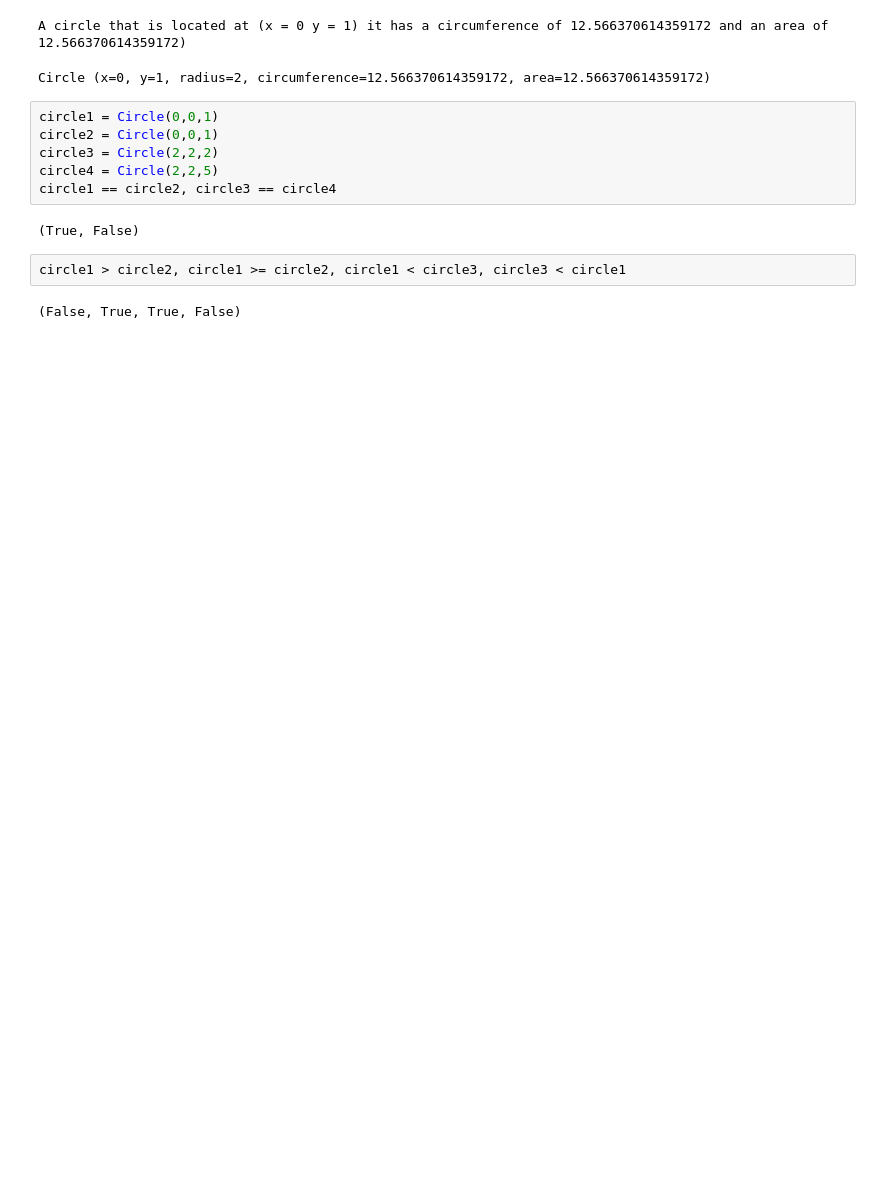
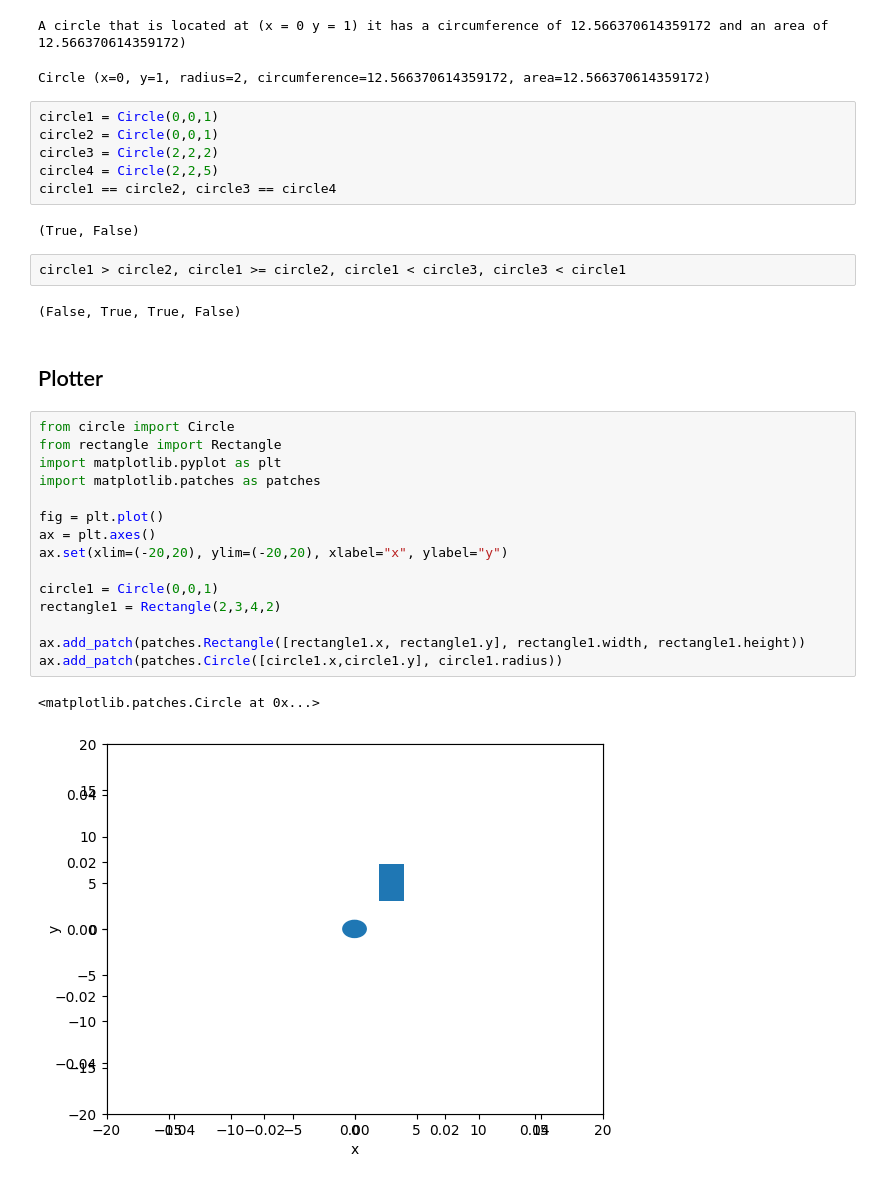
Before and after one commit to FellanNokes/lab_2_Felix_Kjellberg, a Jupyter notebook: manual_test.ipynb, the cells around one changed output. Cells and saved outputs as stored; diff of their text form; blank space fills up the shorter version.

```diff
--- a/manual_test.ipynb
+++ b/manual_test.ipynb
@@ -58,3 +58,23 @@ circle1 == circle2, circle3 == circle4
 circle1 > circle2, circle1 >= circle2, circle1 < circle3, circle3 < circle1
 # %% [output]
 (False, True, True, False)
+# %% [markdown]
+## Plotter
+# %%
+from circle import Circle
+from rectangle import Rectangle
+import matplotlib.pyplot as plt
+import matplotlib.patches as patches
+
+fig = plt.plot()
+ax = plt.axes()
+ax.set(xlim=(-20,20), ylim=(-20,20), xlabel="x", ylabel="y")
+
+circle1 = Circle(0,0,1)
+rectangle1 = Rectangle(2,3,4,2)
+
+ax.add_patch(patches.Rectangle([rectangle1.x, rectangle1.y], rectangle1.width, rectangle1.height))
+ax.add_patch(patches.Circle([circle1.x,circle1.y], circle1.radius))
+# %% [output]
+<matplotlib.patches.Circle at 0x...>
+[figure, added]
```
Also changed, not shown: parts of 2 cells of this notebook.
